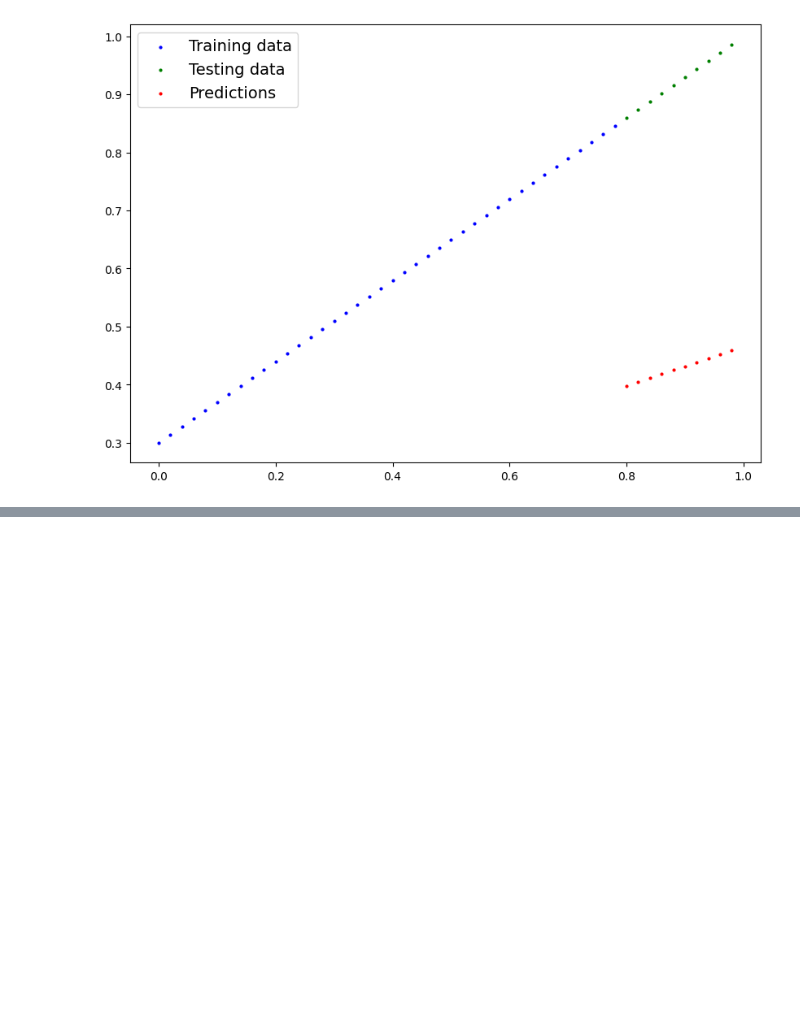
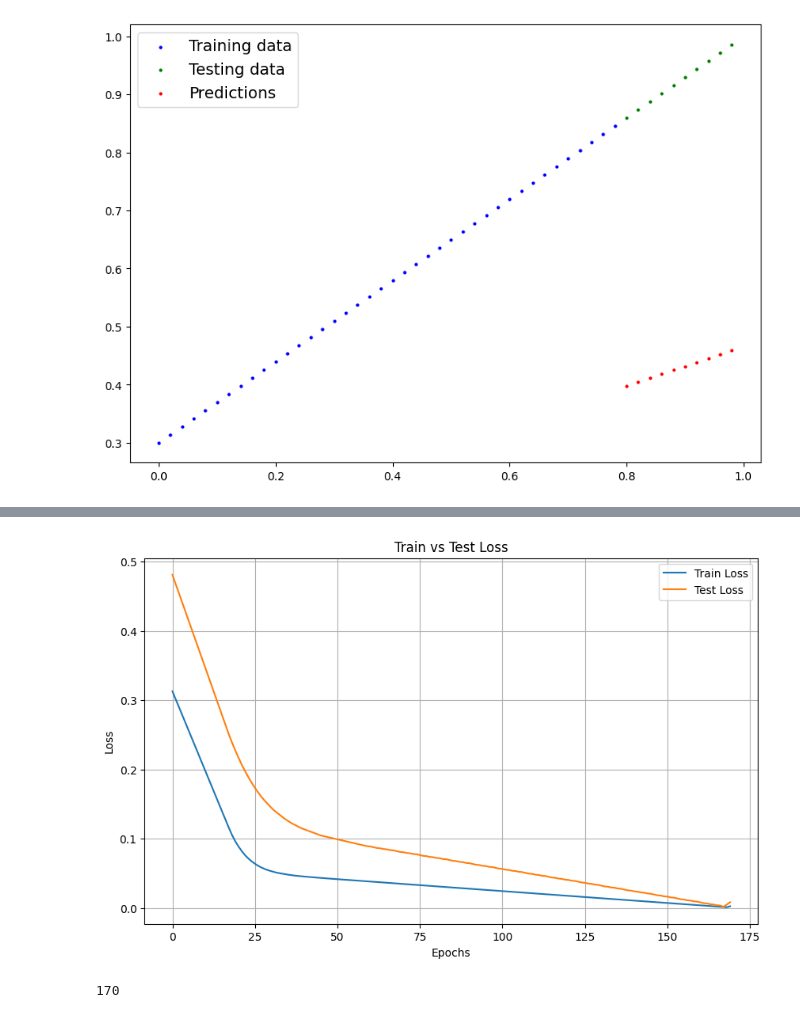
Before and after one commit to abdul-muyeed/ML_DL_conquest, a Jupyter notebook: pytorch/pytorch101.ipynb, the cells around one changed output, grey strips where cells are left out. Cells and saved outputs as stored; diff of their text form; code cells hidden in the pictures; blank space fills up the shorter version.

```diff
--- a/pytorch/pytorch101.ipynb
+++ b/pytorch/pytorch101.ipynb
@@ -21,11 +25,16 @@ privateuseone:0
 # %%
-def train_vs_test_loss(train_losses, test_losses, epochs):
+def train_vs_test_loss(train_losses, test_losses):
+    # Create epoch arrays for proper plotting
+    epochs = list(range(len(train_losses)))
+
+    plt.figure(figsize=(10, 6))
     plt.plot(epochs, train_losses, label='Train Loss')
     plt.plot(epochs, test_losses, label='Test Loss')
     plt.xlabel('Epochs')
     plt.ylabel('Loss')
     plt.title('Train vs Test Loss')
     plt.legend()
+    plt.grid(True)
     plt.show()
 # %%
 w = 0.7
@@ -145,8 +156,5 @@ optimizer = optim.SGD(params=model.parameters(), lr=0.01)
 # %%
-EPOCHS = 100
-train_losses = []
-test_losses = []
-for epoch in range(EPOCHS):
+for epoch in range(10):
     # Training
     model.train()
     y_pred = model(x_train)
@@ -158,15 +166,14 @@ for epoch in range(EPOCHS):
 
     train_losses.append(loss.item())
 
-    # Testing (every 10 epochs)
-    if epoch % 10 == 0:
-        model.eval()
-        with torch.inference_mode():
-            y_test_pred = model(x_test)
-            test_loss = loss_fn(y_test_pred, y_test)
-            test_losses.append(test_loss.item())
 
-        print(f"Epoch: {epoch:3d} | Train Loss: {loss:.4f} | Test Loss: {test_loss:.4f} | W: {model.w.item():.4f} | B: {model.b.item():.4f}")
+    model.eval()
+    with torch.inference_mode():
+        y_test_pred = model(x_test)
+        test_loss = loss_fn(y_test_pred, y_test)
+        test_losses.append(test_loss.item())
+
+    print(f"Epoch: {epoch:3d} | Train Loss: {loss:.4f} | Test Loss: {test_loss:.4f} | W: {model.w.item():.4f} | B: {model.b.item():.4f}")
 
 with torch.inference_mode():
     y_preds = model(x_test)
@@ -193,3 +194,11 @@ Epoch: 51420 | Train Los
+# %%
+train_vs_test_loss(train_losses, test_losses)
+# %% [output]
+[figure, added]
+# %%
+len(train_losses)
+# %% [output]
+170
 # %%
 model.eval()
 with torch.inference_mode():
```
Also changed, not shown: parts of 8 cells of this notebook, 4 other files.
